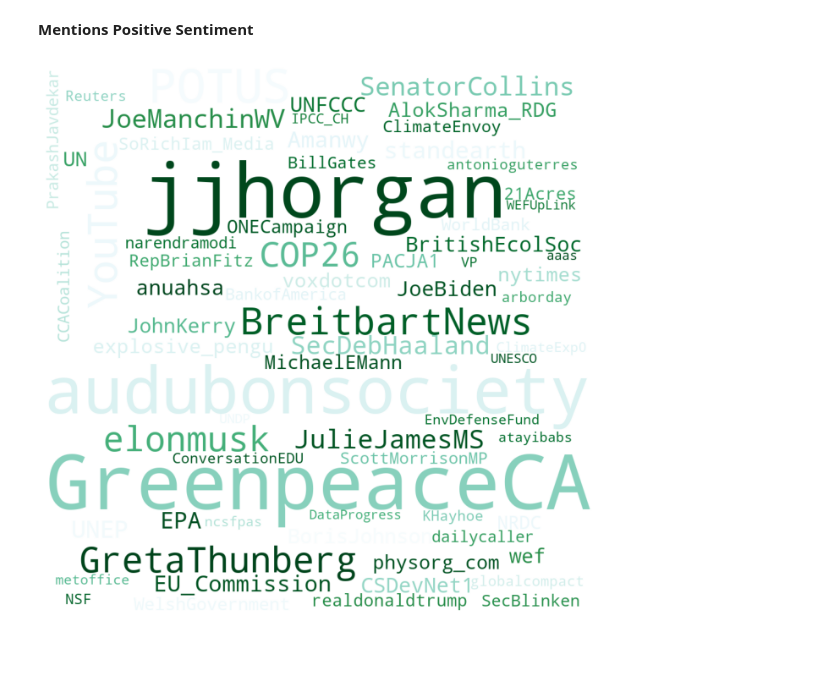
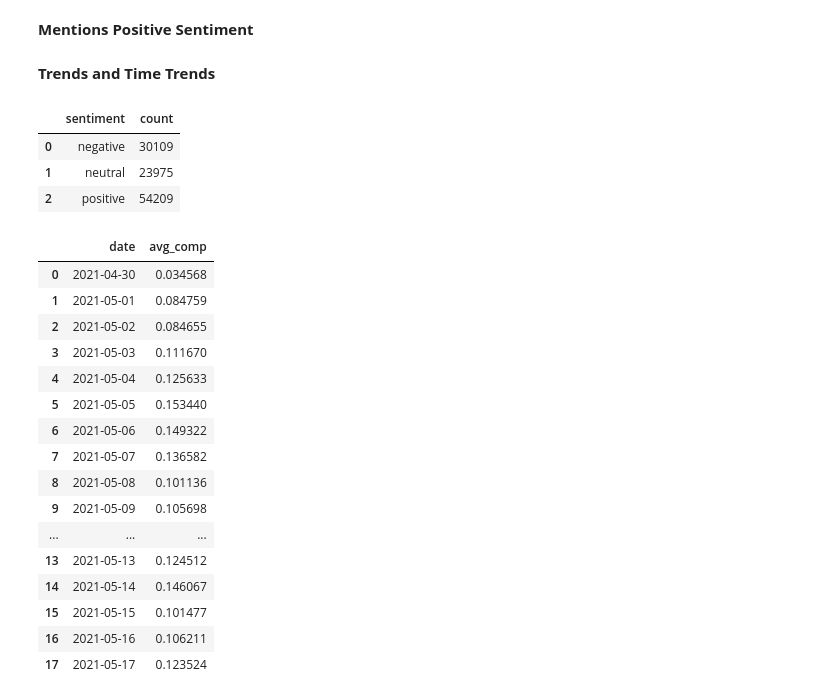
Before and after one commit to lisa-saunders/Twitter-Sentiment, a Jupyter notebook: Notebooks/3a_sentiment_EDA_nogeo.ipynb, the cells around one changed output. Cells and saved outputs as stored; diff of their text form; code cells hidden in the pictures; blank space fills up the shorter version.

```diff
--- a/Notebooks/3a_sentiment_EDA_nogeo.ipynb
+++ b/Notebooks/3a_sentiment_EDA_nogeo.ipynb
@@ -152,6 +156,8 @@ generate_wordcloud(mentions_popular_neg)
 **Mentions Positive Sentiment**
 # %%
 mentions_popular_pos = df_pos.content.str.extractall(r'\@(\w*)')[0].value_counts().nlargest(70)
-generate_wordcloud(mentions_popular_pos)
+
+#generate_wordcloud(mentions_popular_pos)
+#plt.savefig('../Figures/a_pos_popularmentions.png')
-# %% [output]
-[figure, removed]
+# %% [markdown]
+**Trends and Time Trends**
@@ -157,0 +166,34 @@ generate_wordcloud(mentions_popular_pos)
+# %%
+sentiment
+# %% [output]
+|  | sentiment | count |
+| 0 | negative | 30109 |
+| 1 | neutral | 23975 |
+| 2 | positive | 54209 |
+# %%
+df['date'] = pd.to_datetime(df['date']).dt.date
+df['date'] = pd.to_datetime(df['date'], format='%Y-%m-%d')
+# %%
+#Sentiment over time
+
+sentiment_time = df.groupby(['date'])['comp'].mean().to_frame().reset_index().rename(columns={'comp': 'avg_comp'})
+# %%
+sentiment_time
+# %% [output]
+|  | date | avg_comp |
+| 0 | 2021-04-30 | 0.034568 |
+| 1 | 2021-05-01 | 0.084759 |
+| 2 | 2021-05-02 | 0.084655 |
+| 3 | 2021-05-03 | 0.111670 |
+| 4 | 2021-05-04 | 0.125633 |
+| 5 | 2021-05-05 | 0.153440 |
+| 6 | 2021-05-06 | 0.149322 |
+| 7 | 2021-05-07 | 0.136582 |
+| 8 | 2021-05-08 | 0.101136 |
+| 9 | 2021-05-09 | 0.105698 |
+| ... | ... | ... |
+| 13 | 2021-05-13 | 0.124512 |
+| 14 | 2021-05-14 | 0.146067 |
+| 15 | 2021-05-15 | 0.101477 |
+| 16 | 2021-05-16 | 0.106211 |
+| 17 | 2021-05-17 | 0.123524 |
```
Also changed, not shown: parts of 23 cells of this notebook, 16 other files.
